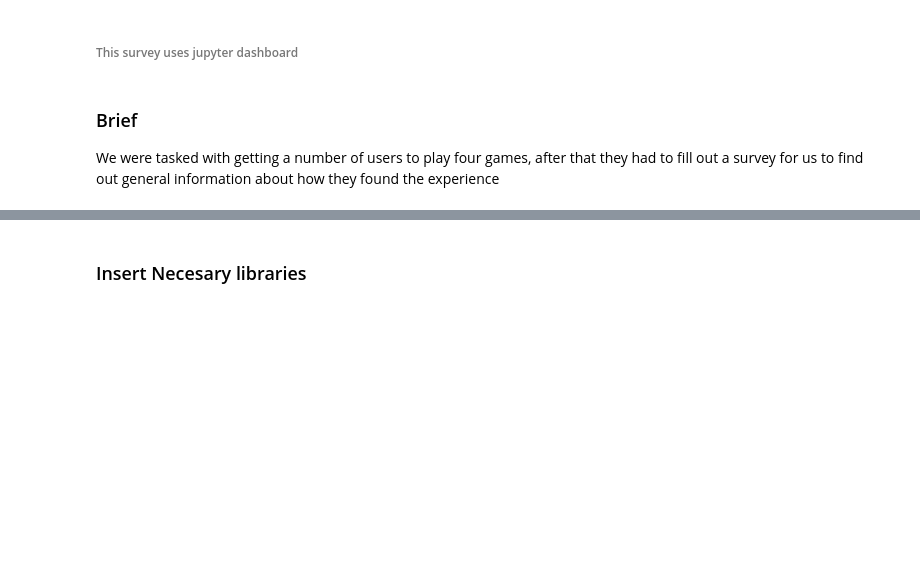
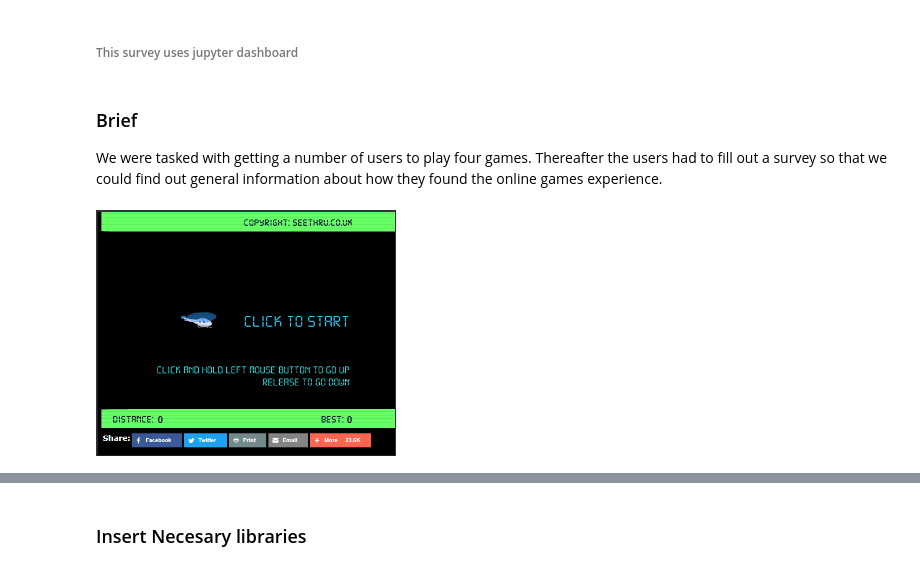
Before and after one commit to Ibby19/research_doc, a Jupyter notebook: report.ipynb, the cells around one changed output, grey strips where cells are left out. Saved outputs shown, nothing was run; the diff lists cells and outputs as text; code cells hidden in the pictures; blank space fills up the shorter version.

```diff
--- a/report.ipynb
+++ b/report.ipynb
@@ -5,4 +5,10 @@
 # %% [markdown]
 ### Brief
 
-We were tasked with getting a number of users to play four games, after that they had to fill out a survey for us to find out general information about how they found the experience
+We were tasked with getting a number of users to play four games.
+Thereafter the users had to fill out a survey so that we could find out general information about how they found the online games experience.
+# %%
+from IPython.display import Image
+Image(filename ='helecopter.PNG', width =300, height=300)
+# %% [output]
+[figure, added]
```
Also changed, not shown: parts of 13 cells of this notebook.
